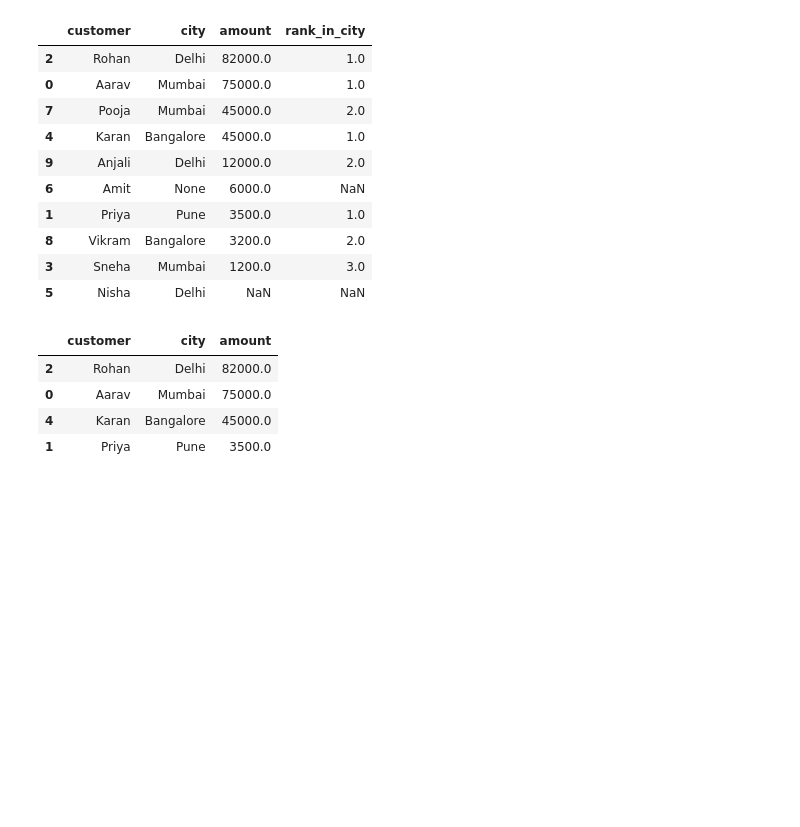
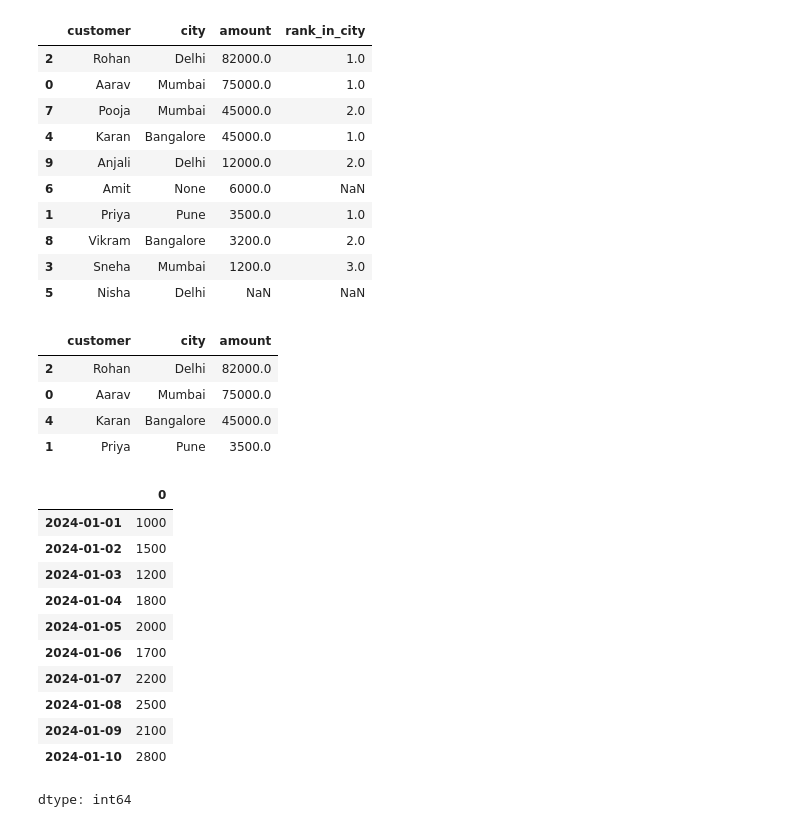
Before and after one commit to Bhakti77/pandas, a Jupyter notebook: Pandas_Intermediate.ipynb, the cells around one changed output. Saved outputs shown, nothing was run; the diff lists cells and outputs as text; code cells hidden in the pictures; blank space fills up the shorter version.

```diff
--- a/Pandas_Intermediate.ipynb
+++ b/Pandas_Intermediate.ipynb
@@ -283,0 +282,18 @@ df[df['rank_in_city'] == 1][['customer', 'city', 'amount']]
+# %%
+#Rolling - Calculates a metric over a sliding window of rows — most common use case is moving averages.
+sales_data = pd.Series([1000, 1500, 1200, 1800, 2000, 1700, 2200, 2500, 2100, 2800],
+                        index=pd.date_range('2024-01-01', periods=10, freq='D'))
+sales_data
+# %% [output]
+|  | 0 |
+| 2024-01-01 | 1000 |
+| 2024-01-02 | 1500 |
+| 2024-01-03 | 1200 |
+| 2024-01-04 | 1800 |
+| 2024-01-05 | 2000 |
+| 2024-01-06 | 1700 |
+| 2024-01-07 | 2200 |
+| 2024-01-08 | 2500 |
+| 2024-01-09 | 2100 |
+| 2024-01-10 | 2800 |
+dtype: int64
```
Also changed, not shown: parts of 3 cells of this notebook.
